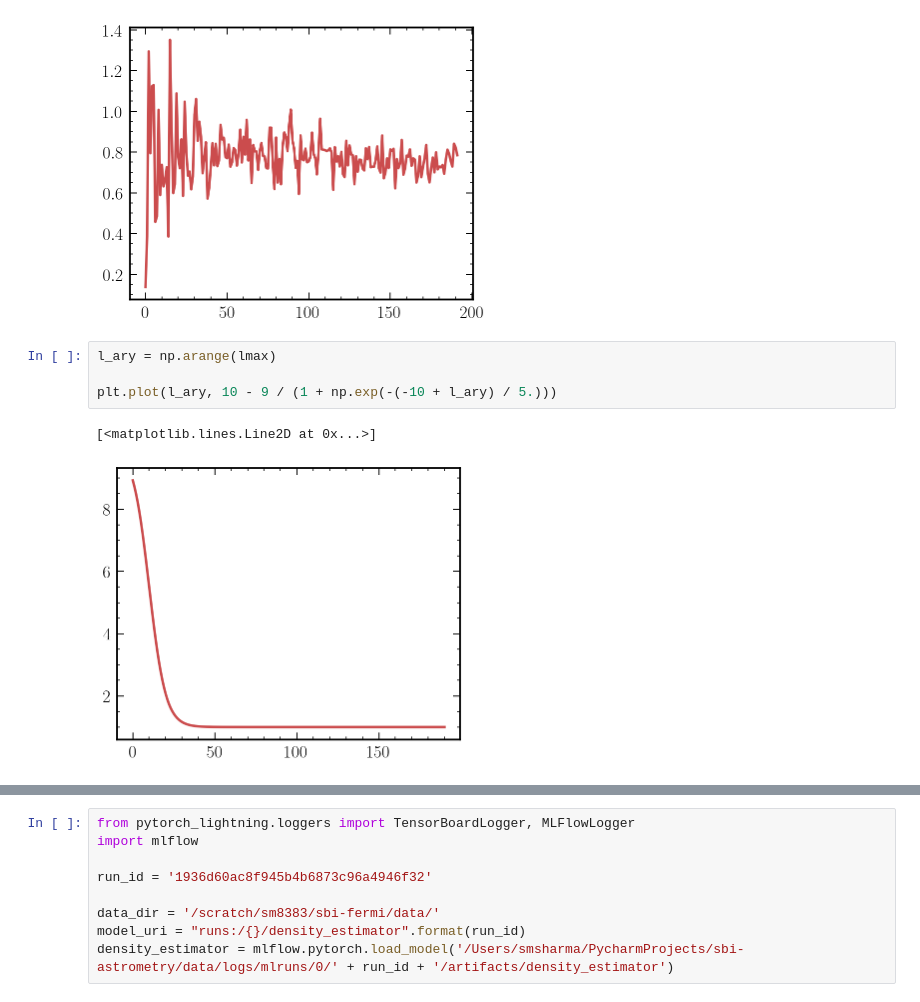
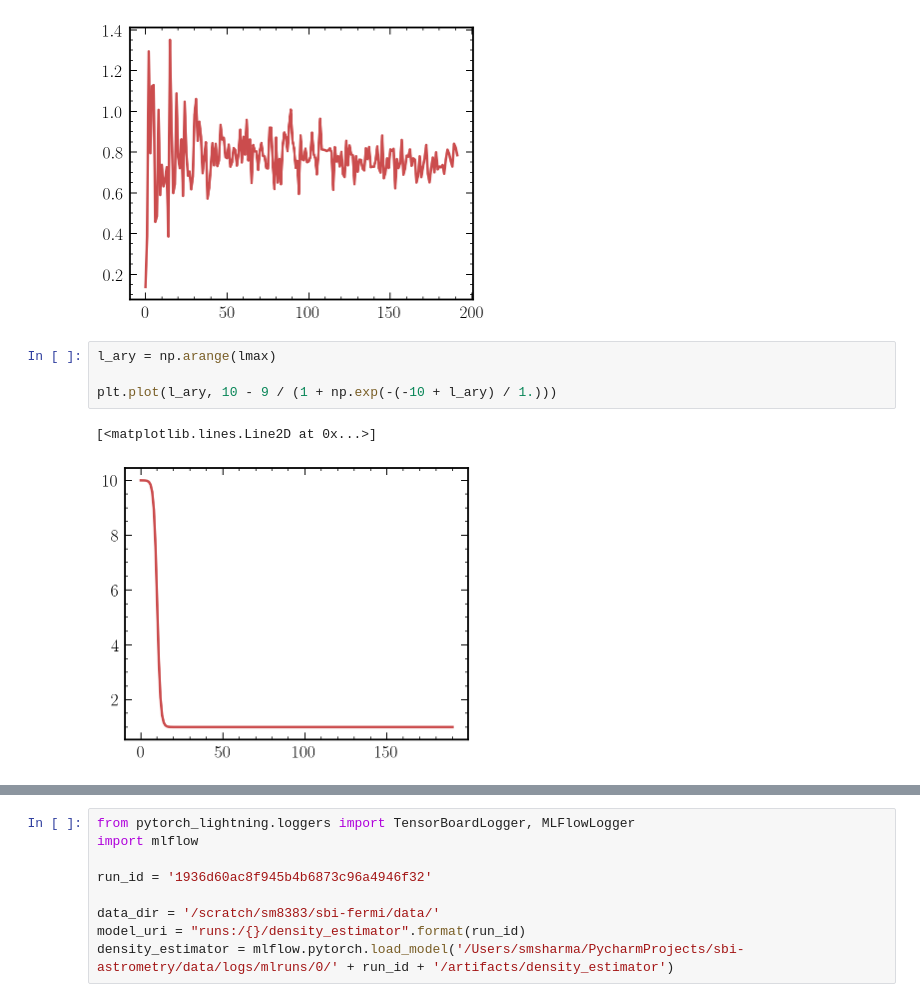
Before and after one commit to smsharma/neural-global-astrometry, a Jupyter notebook: notebooks/01_cdm.ipynb, the cells around one changed output, grey strips where cells are left out. Saved outputs shown, nothing was run; the diff lists cells and outputs as text.

```diff
--- a/notebooks/01_cdm.ipynb
+++ b/notebooks/01_cdm.ipynb
@@ -664,8 +643,8 @@ plt.plot(C_l)
 # %%
 l_ary = np.arange(lmax)
 
-plt.plot(l_ary, 10 - 9 / (1 + np.exp(-(-10 + l_ary) / 5.)))
+plt.plot(l_ary, 10 - 9 / (1 + np.exp(-(-10 + l_ary) / 1.)))
 # %% [output]
 [<matplotlib.lines.Line2D at 0x...>]
-[figure, old version]
+[figure, new version]
 # %%
```
Also changed, not shown: parts of 10 cells of this notebook, 8 other files.
